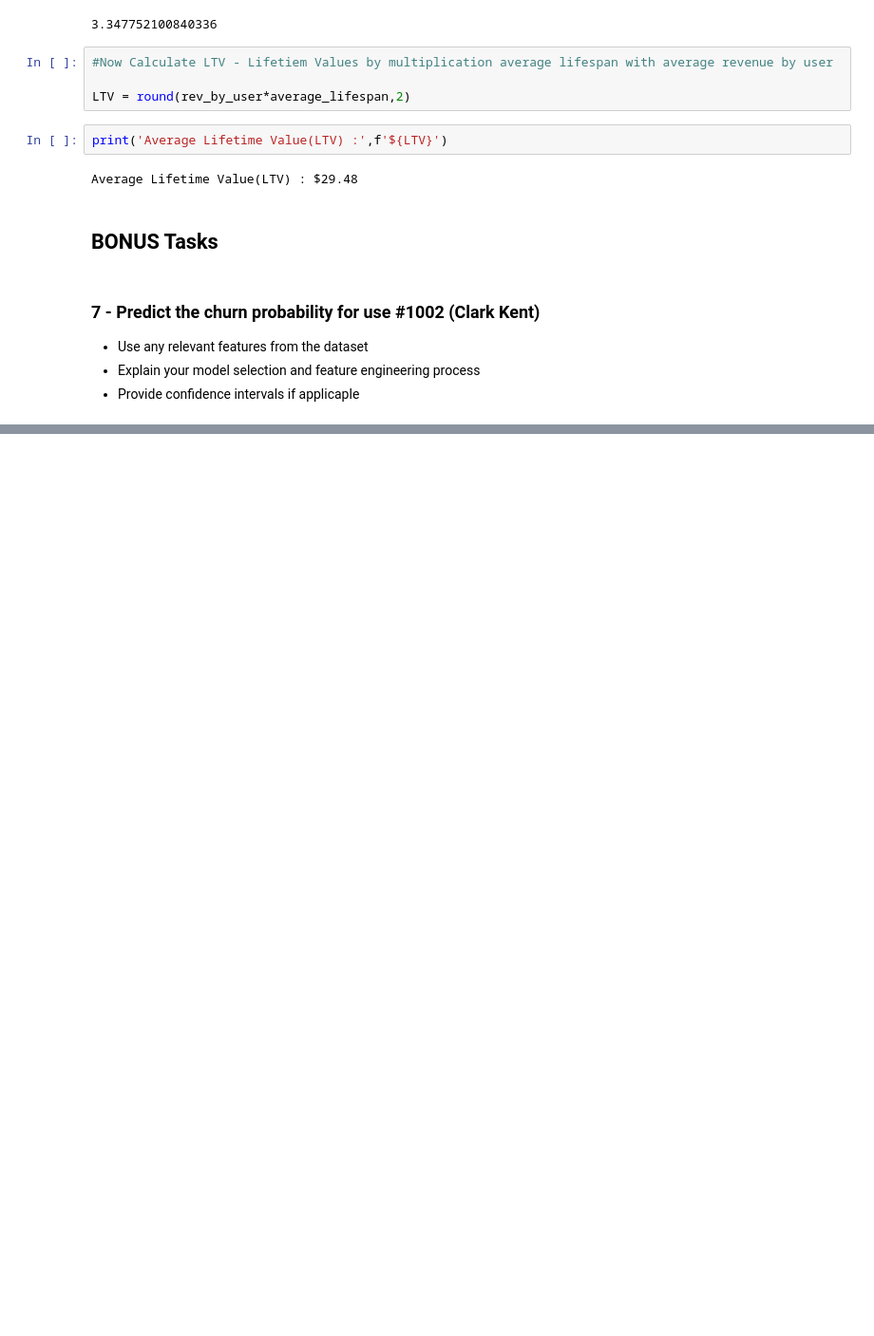
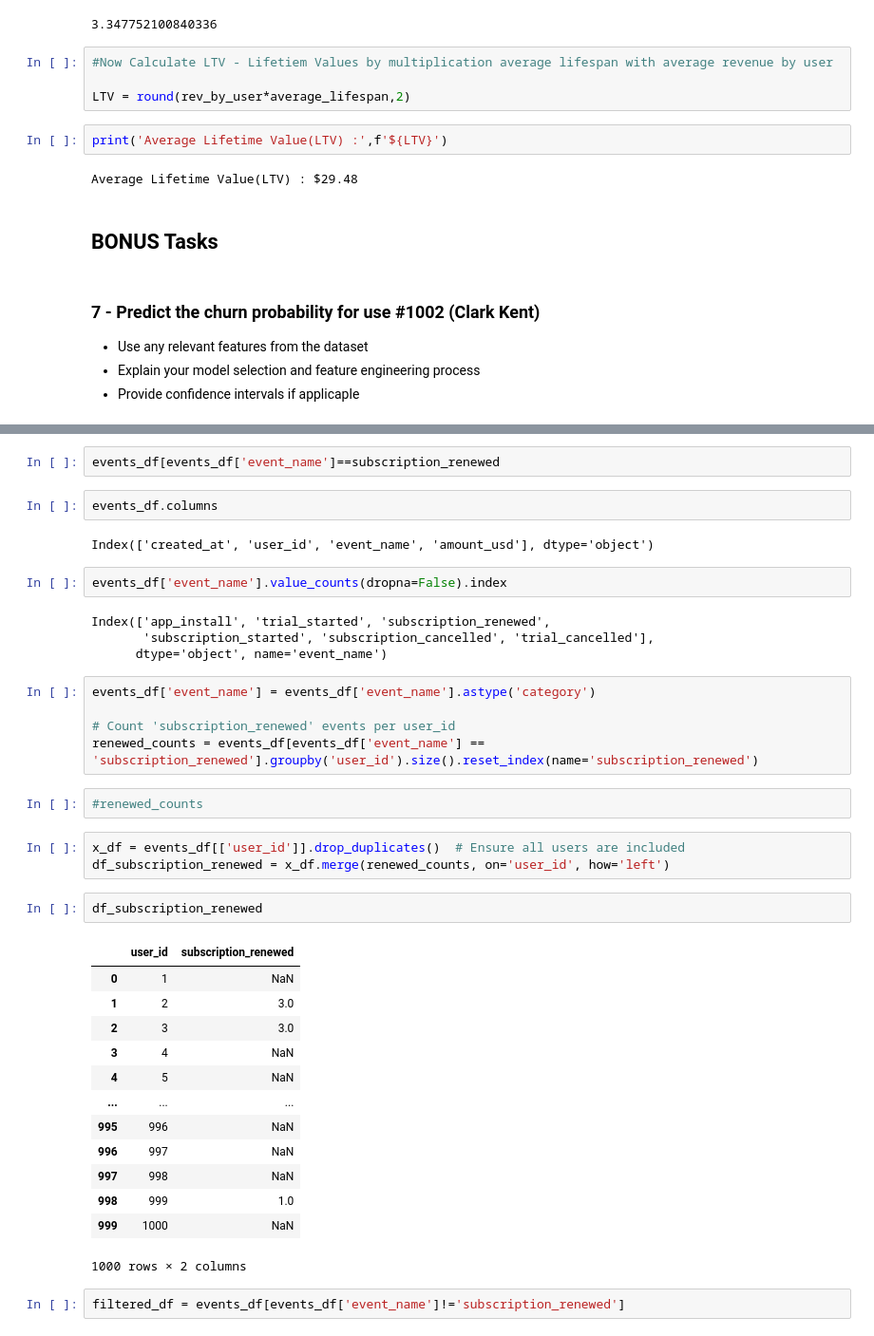
Before and after one commit to euphratesk/cornP, a Jupyter notebook: Case-Study PapCorns.ipynb, the cells around one changed output, grey strips where cells are left out. Shown: that part at 95% size. Drawn from its saved outputs; the diff is of its cells as text; blank space fills up the shorter version.

```diff
--- a/Case-Study PapCorns.ipynb
+++ b/Case-Study PapCorns.ipynb
@@ -694,0 +574,40 @@ df_pivot
+# %%
+events_df[events_df['event_name']==subscription_renewed
+# %%
+events_df.columns
+# %% [output]
+Index(['created_at', 'user_id', 'event_name', 'amount_usd'], dtype='object')
+# %%
+events_df['event_name'].value_counts(dropna=False).index
+# %% [output]
+Index(['app_install', 'trial_started', 'subscription_renewed',
+       'subscription_started', 'subscription_cancelled', 'trial_cancelled'],
+      dtype='object', name='event_name')
+# %%
+events_df['event_name'] = events_df['event_name'].astype('category')
+
+# Count 'subscription_renewed' events per user_id
+renewed_counts = events_df[events_df['event_name'] == 'subscription_renewed'].groupby('user_id').size().reset_index(name='subscription_renewed')
+# %%
+#renewed_counts
+# %%
+x_df = events_df[['user_id']].drop_duplicates()  # Ensure all users are included
+df_subscription_renewed = x_df.merge(renewed_counts, on='user_id', how='left')
+# %%
+df_subscription_renewed
+# %% [output]
+|  | user_id | subscription_renewed |
+| 0 | 1 | NaN |
+| 1 | 2 | 3.0 |
+| 2 | 3 | 3.0 |
+| 3 | 4 | NaN |
+| 4 | 5 | NaN |
+| ... | ... | ... |
+| 995 | 996 | NaN |
+| 996 | 997 | NaN |
+| 997 | 998 | NaN |
+| 998 | 999 | 1.0 |
+| 999 | 1000 | NaN |
+1000 rows × 2 columns
+# %%
+filtered_df = events_df[events_df['event_name']!='subscription_renewed']
```
Also changed, not shown: parts of 31 cells of this notebook.
